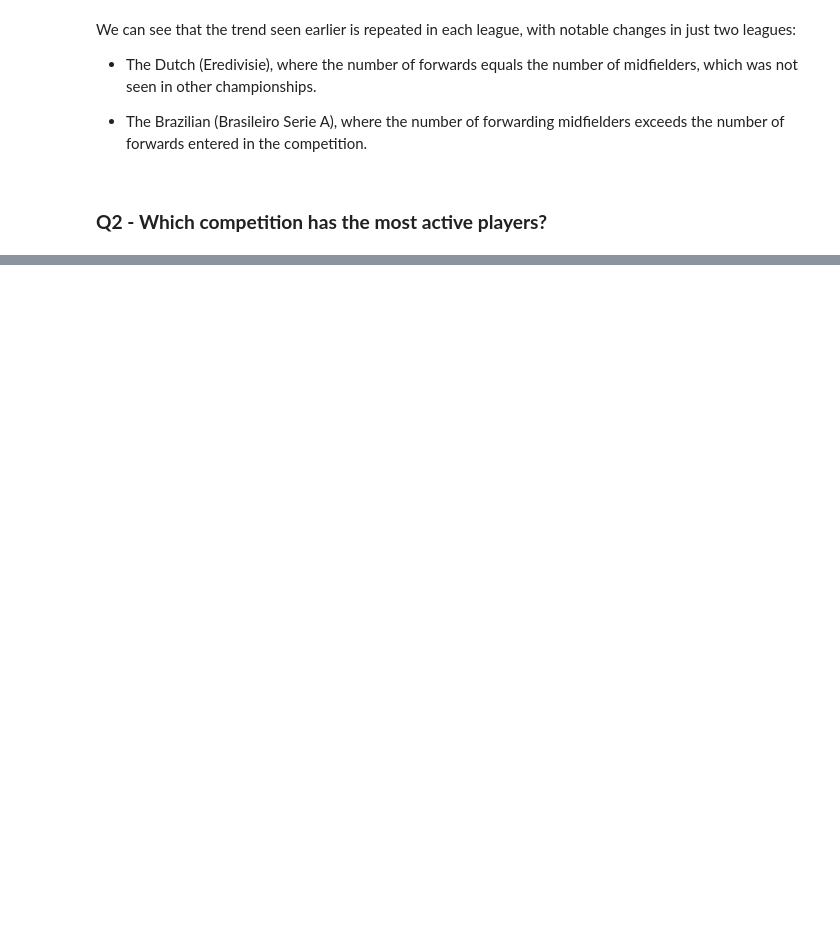
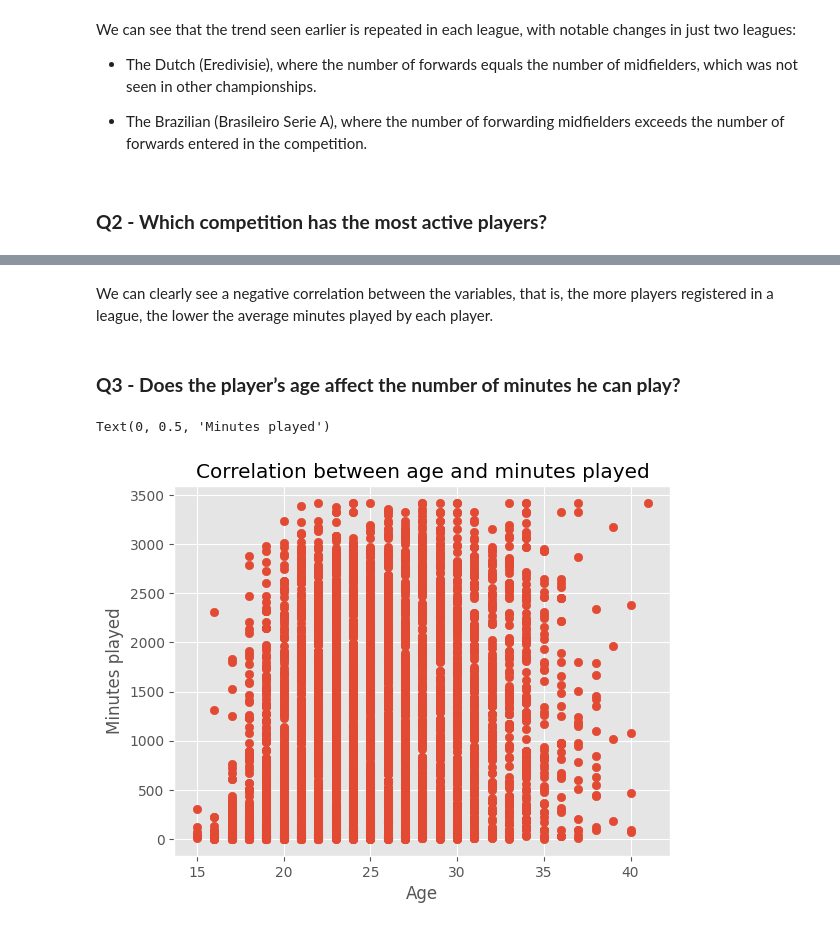
Before and after one commit to dnsrsdata/Football_Player_Rec_Syst, a Jupyter notebook: notebooks/EDA.ipynb, the cells around one changed output, grey strips where cells are left out. Cells and saved outputs as stored; diff of their text form; code cells hidden in the pictures; blank space fills up the shorter version.

```diff
--- a/notebooks/EDA.ipynb
+++ b/notebooks/EDA.ipynb
@@ -67,0 +98,15 @@ We can see that the trend seen earlier is repeated in each league, with notable
+# %% [markdown]
+We can clearly see a negative correlation between the variables, that is, the more players registered in a league, the lower the average minutes played by each player.
+# %% [markdown]
+### **Q3 - Does the player’s age affect the number of minutes he can play?**
+# %%
+# Plotting the correlation between the variables
+plt.scatter(x = data.Age, y = data.Min)
+
+# Adding a title and labels
+plt.title('Correlation between age and minutes played')
+plt.xlabel('Age', fontweight='bold')
+plt.ylabel('Minutes played', fontweight='bold')
+# %% [output]
+Text(0, 0.5, 'Minutes played')
+[figure, added]
```
Also changed, not shown: parts of 14 cells of this notebook.
